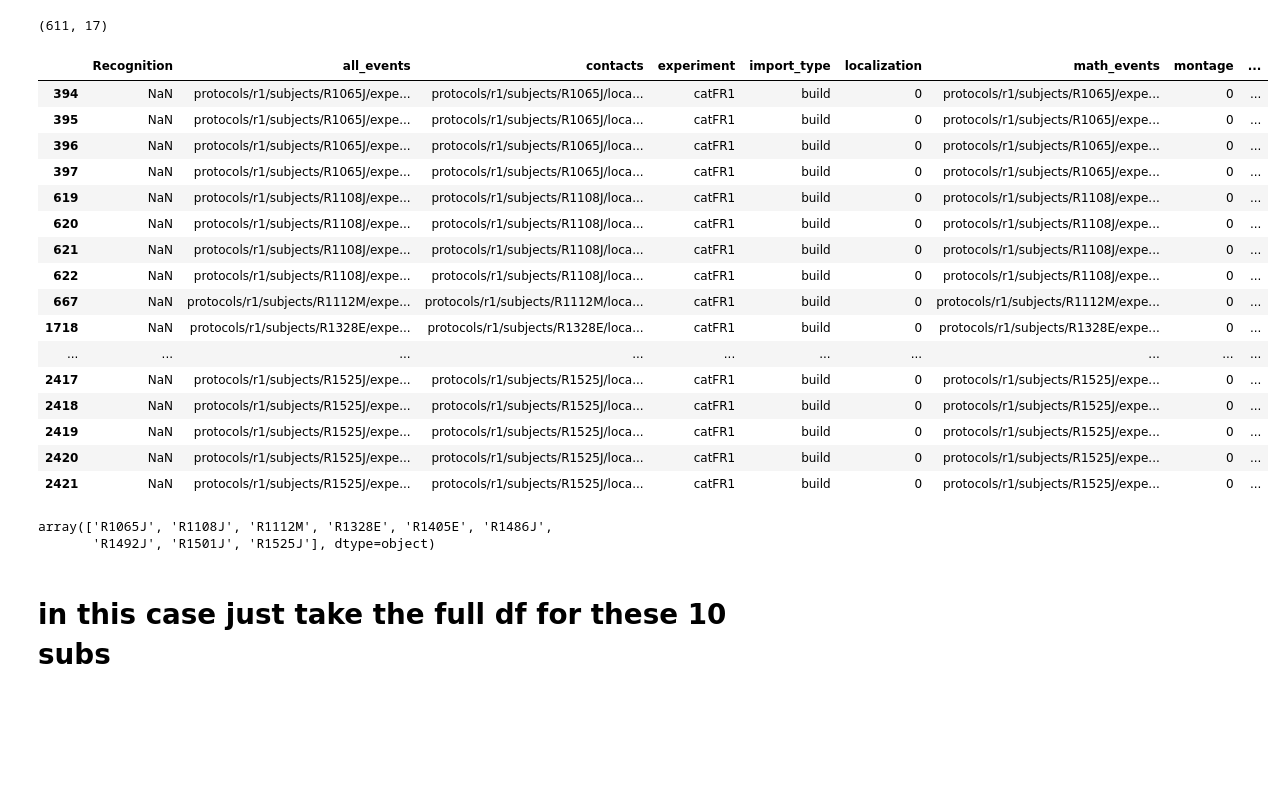
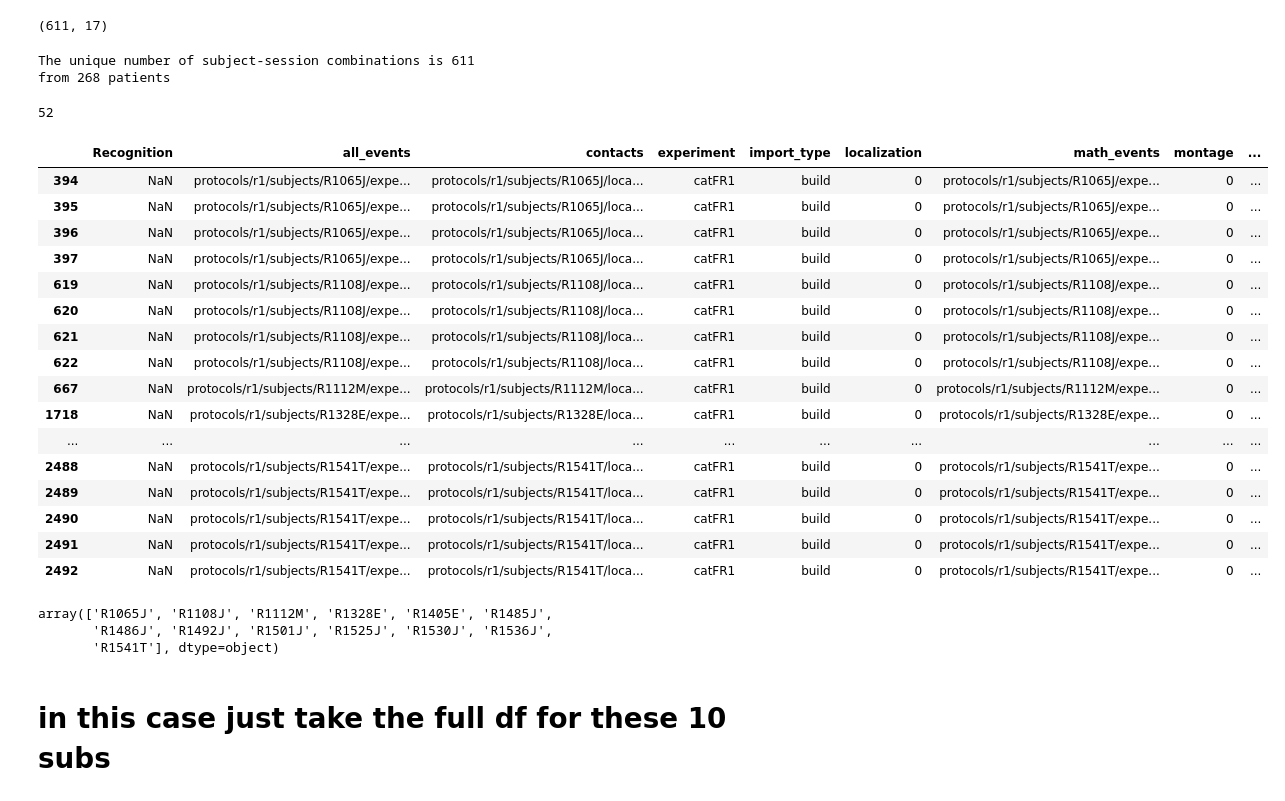
Before and after one commit to jjsakon/SWRrefactored, a Jupyter notebook: code/getSubDFforSlurm.ipynb, the cells around one changed output. Drawn from its saved outputs; the diff is of its cells as text; code cells hidden in the pictures; blank space fills up the shorter version.

Commit message:
2024-08-19 small fixes like start_array improvement and elecs in sess in sub counts

```diff
--- a/code/getSubDFforSlurm.ipynb
+++ b/code/getSubDFforSlurm.ipynb
@@ -82,6 +82,14 @@ exp_df.shape
 # exp_df
 # %% [output]
 (611, 17)
+# %%
+unique_combinations = exp_df[['subject', 'session']].drop_duplicates()
+num_unique_combinations = unique_combinations.shape[0]
+print(f'The unique number of subject-session combinations is {num_unique_combinations}')
+print(f"from {len(np.unique(exp_df.subject))} patients")
+# %% [output]
+The unique number of subject-session combinations is 611
+from 268 patients
 # %%
 # sub lists I've been using to explore FR1
 
@@ -118,45 +126,49 @@ exp_df.shape
 # subs = ['R1051J','R1118N','R1154D','R1207J','R1308T','R1311T','R1329T','R1334T','R1336T','R1334T',
 #         'R1342M','R1212P','R1346T','R1311T','R1323T','R1329T','R1342M','R1346T','R1367D','R1569T'] # catFR1 memory error patients
 
 # subs = ['R1001P','R1002P','R1003P','R1006P','R1010J','R1018P','R1020J','R1022J', # mimicking test session
 #         'R1023J','R1026D','R1027J','R1030J','R1031M','R1032D','R1033D','R1034D']
 # subs = ['R1367D'] #['R1525J'] #['R1367D'] #R1065J'
 
 # # FR1 subs 2024-08-05
 # subs = ['R1010J','R1054J','R1048E','R1328E','R1308T',
 #         'R1137E','R1136N','R1122E','R1112M','R1108J'] # removed R1094T who used Spanish
 # catFR1 subs 2024-08-05
-subs = ['R1137E','R1136N','R1122E','R1112M','R1108J',
-       'R1328E','R1308T','R1405E','R1486J','R1501J','R1525J','R1492J','R1065J']
+subs = ['R1065J','R1108J','R1112M','R1122E','R1136N','R1137E',
+       'R1308T','R1328E','R1405E','R1486J','R1492J','R1501J','R1525J',
+       'R1485J','R1530J','R1536J','R1541T']
 
 sub_df = exp_df[(exp_df.subject.isin(subs))  & (exp_df.experiment == exp)] # all sessions for subs
 # sub_df = df[(df.subject.isin(subs))  & (df.experiment == exp) & (df.session==1)] # single session
 # sub_df = df[(df.experiment == exp) & (df.session == 0)] # all FR subs
 # sub_df = sub_df[0:1]
+len(sub_df)
 sub_df
 # %% [output]
+52
 |  | Recognition | all_events | contacts | experiment | import_type | localization | math_events | montage | ... |
 | 394 | NaN | protocols/r1/subjects/R1065J/expe... | protocols/r1/subjects/R1065J/loca... | catFR1 | build | 0 | protocols/r1/subjects/R1065J/expe... | 0 | ... |
 | 395 | NaN | protocols/r1/subjects/R1065J/expe... | protocols/r1/subjects/R1065J/loca... | catFR1 | build | 0 | protocols/r1/subjects/R1065J/expe... | 0 | ... |
 | 396 | NaN | protocols/r1/subjects/R1065J/expe... | protocols/r1/subjects/R1065J/loca... | catFR1 | build | 0 | protocols/r1/subjects/R1065J/expe... | 0 | ... |
 | 397 | NaN | protocols/r1/subjects/R1065J/expe... | protocols/r1/subjects/R1065J/loca... | catFR1 | build | 0 | protocols/r1/subjects/R1065J/expe... | 0 | ... |
 | 619 | NaN | protocols/r1/subjects/R1108J/expe... | protocols/r1/subjects/R1108J/loca... | catFR1 | build | 0 | protocols/r1/subjects/R1108J/expe... | 0 | ... |
 | 620 | NaN | protocols/r1/subjects/R1108J/expe... | protocols/r1/subjects/R1108J/loca... | catFR1 | build | 0 | protocols/r1/subjects/R1108J/expe... | 0 | ... |
 | 621 | NaN | protocols/r1/subjects/R1108J/expe... | protocols/r1/subjects/R1108J/loca... | catFR1 | build | 0 | protocols/r1/subjects/R1108J/expe... | 0 | ... |
 | 622 | NaN | protocols/r1/subjects/R1108J/expe... | protocols/r1/subjects/R1108J/loca... | catFR1 | build | 0 | protocols/r1/subjects/R1108J/expe... | 0 | ... |
 | 667 | NaN | protocols/r1/subjects/R1112M/expe... | protocols/r1/subjects/R1112M/loca... | catFR1 | build | 0 | protocols/r1/subjects/R1112M/expe... | 0 | ... |
 | 1718 | NaN | protocols/r1/subjects/R1328E/expe... | protocols/r1/subjects/R1328E/loca... | catFR1 | build | 0 | protocols/r1/subjects/R1328E/expe... | 0 | ... |
 | ... | ... | ... | ... | ... | ... | ... | ... | ... | ... |
-| 2417 | NaN | protocols/r1/subjects/R1525J/expe... | protocols/r1/subjects/R1525J/loca... | catFR1 | build | 0 | protocols/r1/subjects/R1525J/expe... | 0 | ... |
-| 2418 | NaN | protocols/r1/subjects/R1525J/expe... | protocols/r1/subjects/R1525J/loca... | catFR1 | build | 0 | protocols/r1/subjects/R1525J/expe... | 0 | ... |
-| 2419 | NaN | protocols/r1/subjects/R1525J/expe... | protocols/r1/subjects/R1525J/loca... | catFR1 | build | 0 | protocols/r1/subjects/R1525J/expe... | 0 | ... |
-| 2420 | NaN | protocols/r1/subjects/R1525J/expe... | protocols/r1/subjects/R1525J/loca... | catFR1 | build | 0 | protocols/r1/subjects/R1525J/expe... | 0 | ... |
-| 2421 | NaN | protocols/r1/subjects/R1525J/expe... | protocols/r1/subjects/R1525J/loca... | catFR1 | build | 0 | protocols/r1/subjects/R1525J/expe... | 0 | ... |
+| 2488 | NaN | protocols/r1/subjects/R1541T/expe... | protocols/r1/subjects/R1541T/loca... | catFR1 | build | 0 | protocols/r1/subjects/R1541T/expe... | 0 | ... |
+| 2489 | NaN | protocols/r1/subjects/R1541T/expe... | protocols/r1/subjects/R1541T/loca... | catFR1 | build | 0 | protocols/r1/subjects/R1541T/expe... | 0 | ... |
+| 2490 | NaN | protocols/r1/subjects/R1541T/expe... | protocols/r1/subjects/R1541T/loca... | catFR1 | build | 0 | protocols/r1/subjects/R1541T/expe... | 0 | ... |
+| 2491 | NaN | protocols/r1/subjects/R1541T/expe... | protocols/r1/subjects/R1541T/loca... | catFR1 | build | 0 | protocols/r1/subjects/R1541T/expe... | 0 | ... |
+| 2492 | NaN | protocols/r1/subjects/R1541T/expe... | protocols/r1/subjects/R1541T/loca... | catFR1 | build | 0 | protocols/r1/subjects/R1541T/expe... | 0 | ... |
 # %%
 np.unique(sub_df.subject)
 # %% [output]
-array(['R1065J', 'R1108J', 'R1112M', 'R1328E', 'R1405E', 'R1486J',
-       'R1492J', 'R1501J', 'R1525J'], dtype=object)
+array(['R1065J', 'R1108J', 'R1112M', 'R1328E', 'R1405E', 'R1485J',
+       'R1486J', 'R1492J', 'R1501J', 'R1525J', 'R1530J', 'R1536J',
+       'R1541T'], dtype=object)
 # %% [markdown]
 # in this case just take the full df for these 10 subs
 # %%
```
Also changed, not shown: parts of 3 cells of this notebook, 7 other files.
